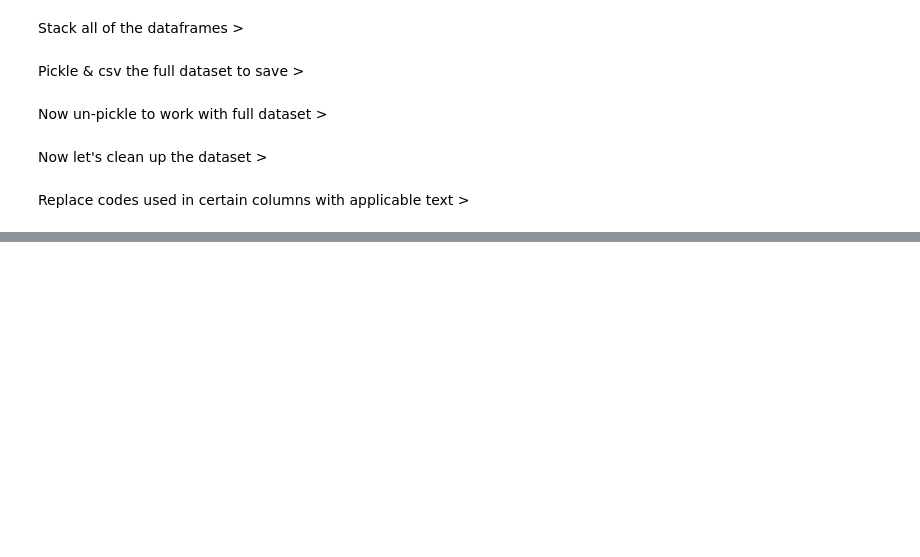
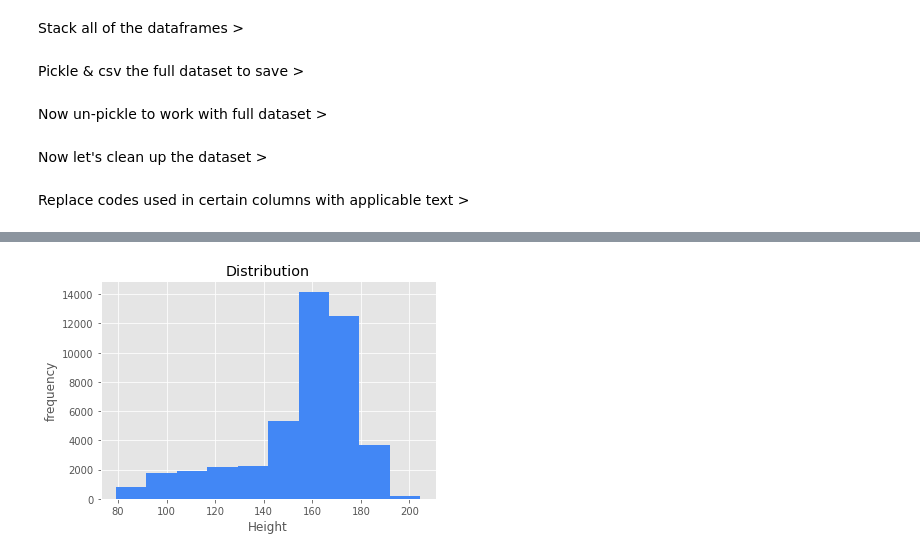
Before and after one commit to cecann10/Test, a Jupyter notebook: Metis_Projects/project_3_celinaplaza/data/NHANES_data_collection.ipynb, the cells around one changed output, grey strips where cells are left out. Drawn from its saved outputs; the diff is of its cells as text; code cells hidden in the pictures; blank space fills up the shorter version.

```diff
--- a/Metis_Projects/project_3_celinaplaza/data/NHANES_data_collection.ipynb
+++ b/Metis_Projects/project_3_celinaplaza/data/NHANES_data_collection.ipynb
@@ -315,0 +342,7 @@ Replace codes used in certain columns with applicable text >
+# %%
+plt.hist(nhanes_data["Height"], color='#4287f5')
+plt.title('Distribution')
+plt.xlabel('Height')
+plt.ylabel('frequency');
+# %% [output]
+[figure, added]
```
Also changed, not shown: parts of 101 cells of this notebook, 11 other files.
